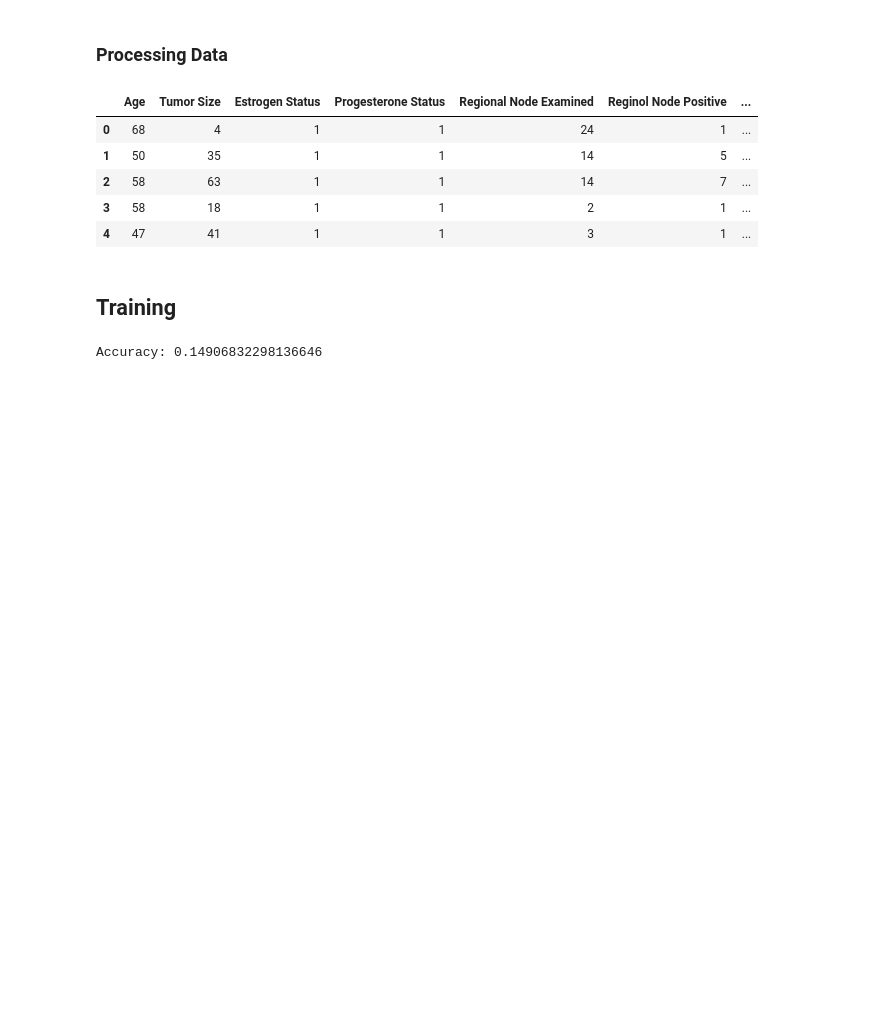
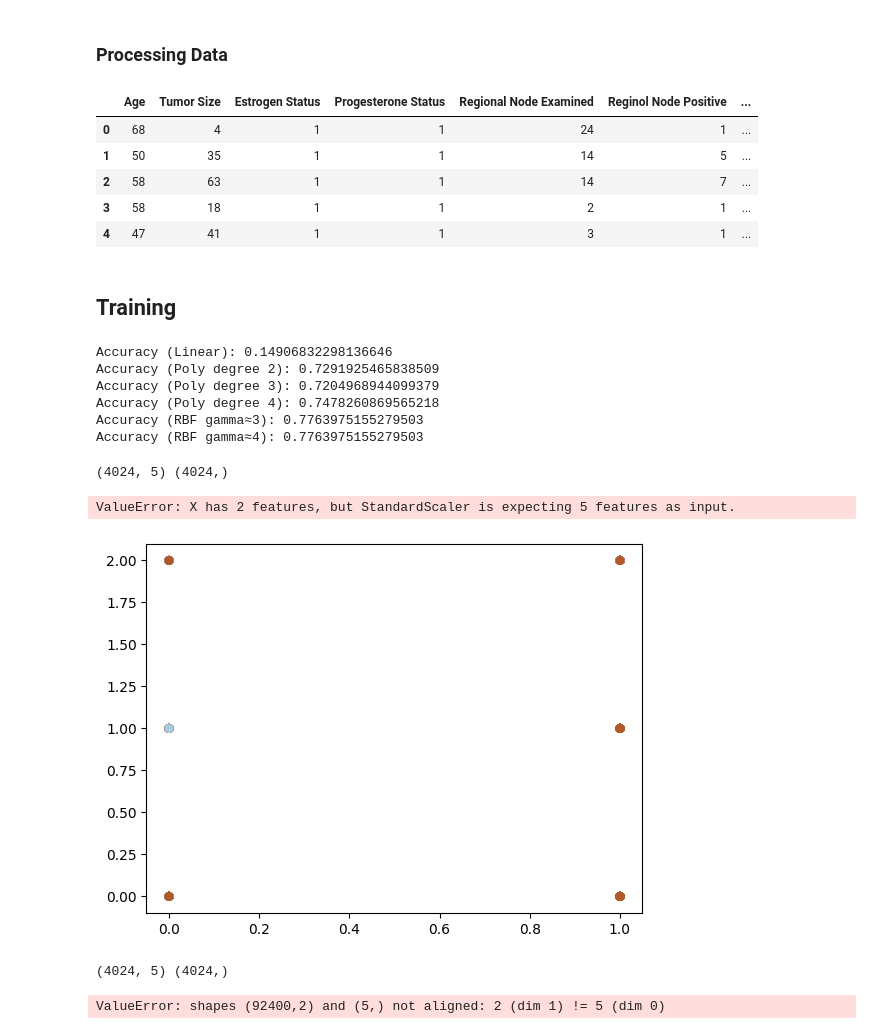
Before and after one commit to Kittonn/intro-to-ml-and-dl-project, a Jupyter notebook: supervised_classifications/support_vector_machine.ipynb, the cells around one changed output. Saved outputs shown, nothing was run; the diff lists cells and outputs as text; code cells hidden in the pictures; blank space fills up the shorter version.

```diff
--- a/supervised_classifications/support_vector_machine.ipynb
+++ b/supervised_classifications/support_vector_machine.ipynb
@@ -205,12 +280,81 @@ X_train, y_train = sm.fit_resample(X_train, y_train)
 # %% [markdown]
 ## Training
 # %%
+from sklearn.metrics import accuracy_score
+
+# Make everything NumPy for consistency
+X_train_np = X_train.to_numpy()
+X_test_np = X_test.to_numpy()
+y_train_np = y_train.to_numpy()
+y_test_np = y_test.to_numpy()
+
+# Linear SVM
 svm_ls1 = SVM_Linear_Scratch(C=1)
-svm_ls1.fit(X_train.to_numpy(), y_train.to_numpy())
-pred_ls1 = svm_ls1.predict(X_test)
-print("Accuracy:", accuracy_score(y_true=y_test.to_numpy(), y_pred=pred_ls1))
+svm_ls1.fit(X_train_np, y_train_np)
+pred_ls1 = svm_ls1.predict(X_test_np)
+print("Accuracy (Linear):", accuracy_score(y_true=y_test_np, y_pred=pred_ls1))
 
-# plot_decision_support_vectors(svm_ls1, X.to_numpy(), y.to_numpy(), title='Linear SVM form scratch C=1')
+# Nonlinear Polynomial Degree 2
+svm_nls2 = SVM_Non_Linear_Scratch(kernel='poly', degree=2)
+svm_nls2.fit(X_train_np, y_train_np)
+pred_nls2 = svm_nls2.predict(X_test_np)
+print("Accuracy (Poly degree 2):", accuracy_score(y_true=y_test_np, y_pred=pred_nls2))
+
+# Nonlinear Polynomial Degree 3
+svm_nls3 = SVM_Non_Linear_Scratch(kernel='poly', degree=3)
+svm_nls3.fit(X_train_np, y_train_np)
+pred_nls3 = svm_nls3.predict(X_test_np)
+print("Accuracy (Poly degree 3):", accuracy_score(y_true=y_test_np, y_pred=pred_nls3))
+
+# Nonlinear Polynomial Degree 4
+svm_nls4 = SVM_Non_Linear_Scratch(kernel='poly', degree=4)
+svm_nls4.fit(X_train_np, y_train_np)
+pred_nls4 = svm_nls4.predict(X_test_np)
+print("Accuracy (Poly degree 4):", accuracy_score(y_true=y_test_np, y_pred=pred_nls4))
+
+# RBF kernel, gamma parameter usually replaces "degree"
+svm_rbf3 = SVM_Non_Linear_Scratch(kernel='rbf', degree=3)
+svm_rbf3.fit(X_train_np, y_train_np)
+pred_rbf3 = svm_rbf3.predict(X_test_np)
+print("Accuracy (RBF gamma≈3):", accuracy_score(y_true=y_test_np, y_pred=pred_rbf3))
+
+svm_rbf4 = SVM_Non_Linear_Scratch(kernel='rbf', degree=4)
+svm_rbf4.fit(X_train_np, y_train_np)
+pred_rbf4 = svm_rbf4.predict(X_test_np)
+print("Accuracy (RBF gamma≈4):", accuracy_score(y_true=y_test_np, y_pred=pred_rbf4))
+
+# Optional visualization (only works if X has 2 features)
+# plot_decision_support_vectors(svm_ls1, X_train_np, y_train_np, title='Linear SVM from Scratch C=1')
 # %% [output]
-Accuracy: 0.14906832298136646
+Accuracy (Linear): 0.14906832298136646
+Accuracy (Poly degree 2): 0.7291925465838509
+Accuracy (Poly degree 3): 0.7204968944099379
+Accuracy (Poly degree 4): 0.7478260869565218
+Accuracy (RBF gamma≈3): 0.7763975155279503
+Accuracy (RBF gamma≈4): 0.7763975155279503
+# %%
+svm_classifier = Pipeline(
+    [
+        ("scaler", StandardScaler()),
+        ("linear_svc", SVM_Linear_Scratch(C=1)),
+    ]
+)
+
+svm_classifier.fit(X_train, y_train)
+
+print(X.to_numpy().shape, y.to_numpy().shape)
+# (4024, 5) (4024,)
+# ValueError: X has 2 features, but StandardScaler is expecting 5 features as input.
+
+plot_decision_support_vectors(svm_classifier, X.to_numpy(), y.to_numpy(), title='Linear SVM form scratch C=1')
+# %% [output]
+(4024, 5) (4024,)
+ValueError: X has 2 features, but StandardScaler is expecting 5 features as input.
+[figure, added]
+# %%
+print(X.to_numpy().shape, y.to_numpy().shape)
+plot_decision_boundary(svm_ls1, X.to_numpy(), y.to_numpy())
+# %% [output]
+(4024, 5) (4024,)
+ValueError: shapes (92400,2) and (5,) not aligned: 2 (dim 1) != 5 (dim 0)
 # %%
```
Also changed, not shown: parts of 4 cells of this notebook, 3 other files.
